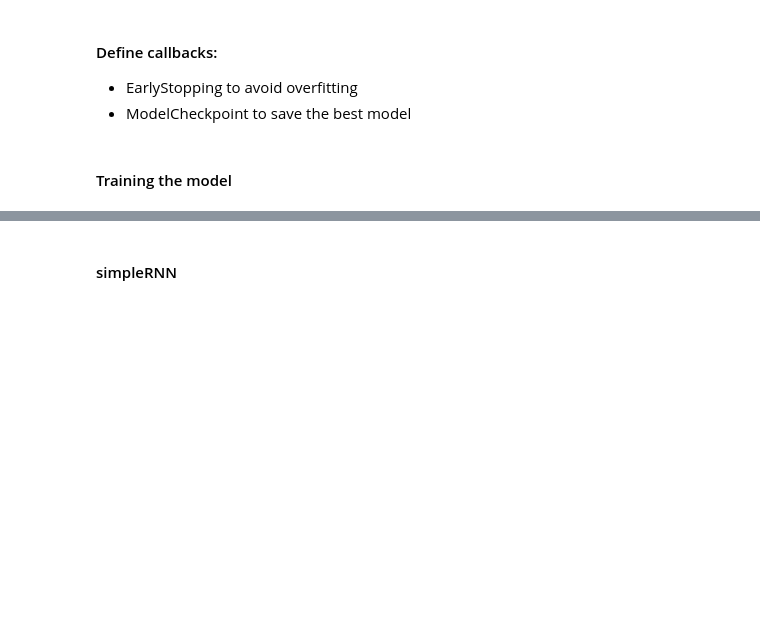
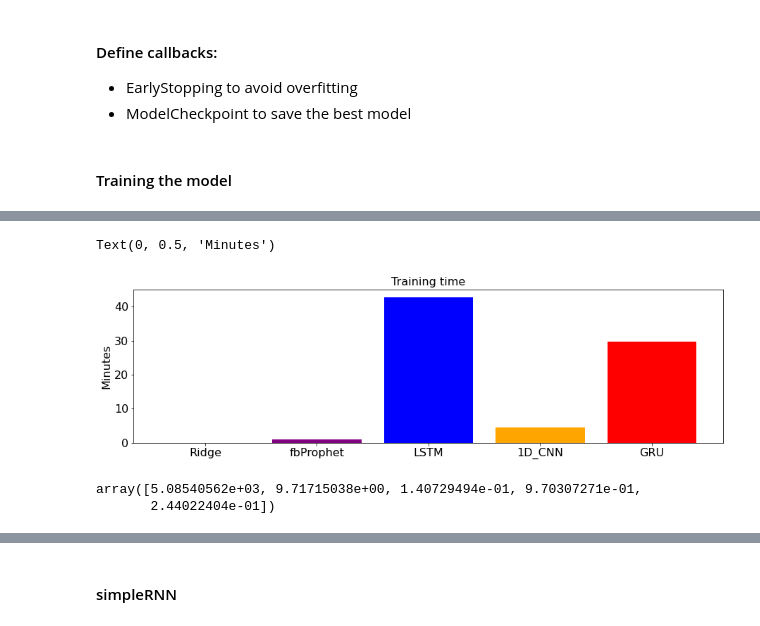
Before and after one commit to AlexCubo/timeseries_prediction_power_absorbtion, a Jupyter notebook: notebooks/time_series_final_prj.ipynb, the cells around one changed output, grey strips where cells are left out. Saved outputs shown, nothing was run; the diff lists cells and outputs as text; code cells hidden in the pictures; blank space fills up the shorter version.

```diff
--- a/notebooks/time_series_final_prj.ipynb
+++ b/notebooks/time_series_final_prj.ipynb
@@ -1678,0 +1382,3 @@ plot_res_and_hist(x_val, y_val, datas_df)
+# %%
+stop_time = time.time()
+CNN_time = stop_time-start_time
@@ -1678,0 +1494,2 @@ plot_res_and_hist(x_val, y_val, datas_df)
+# %%
+start_time = time.time()
@@ -1678,0 +1522,3 @@ plot_res_and_hist(x_val, y_val, datas_df)
+# %%
+stop_time = time.time()
+GRU_time = stop_time-start_time
@@ -1678,0 +1652,16 @@ plot_res_and_hist(x_val, y_val, datas_df)
+# %%
+comp_times = np.array(comp_times)/60
+fig, ax = plt.subplots(figsize = (15,4))
+ax.bar(model_name,comp_times, color=['green', 'purple', 'blue', 'orange', 'red'])
+ax.set_title('Training time', fontsize=16)
+ax.tick_params(axis='both', which='major', labelsize=16)
+ax.set_ylabel('Minutes', size=16)
+# %% [output]
+Text(0, 0.5, 'Minutes')
+[figure, added]
+# %%
+ratio_perf_time = np.array(smapes)/np.array(comp_times)
+ratio_perf_time
+# %% [output]
+array([5.08540562e+03, 9.71715038e+00, 1.40729494e-01, 9.70307271e-01,
+       2.44022404e-01])
```
Also changed, not shown: parts of 249 cells of this notebook.
